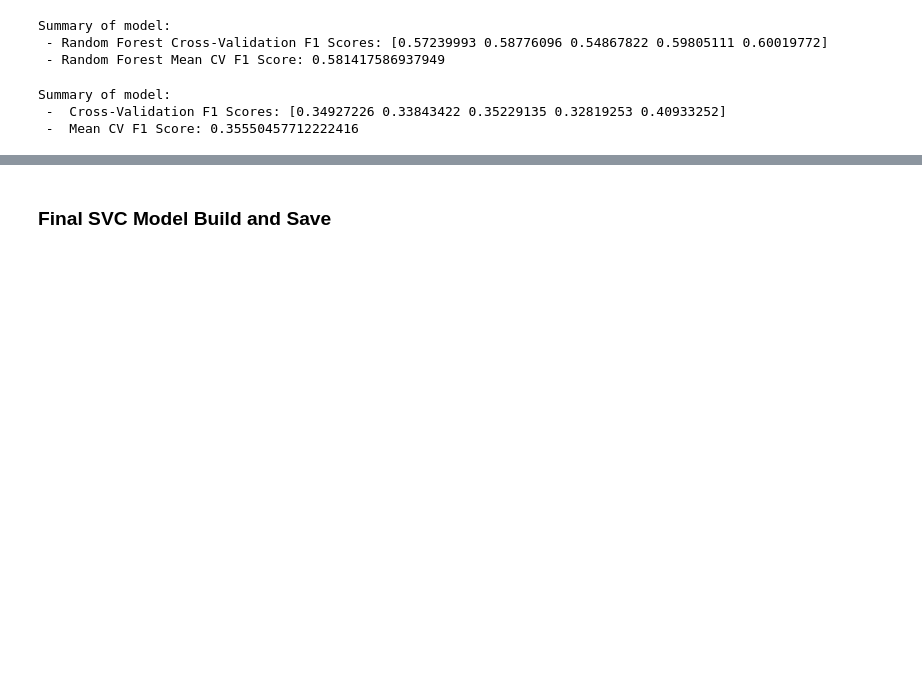
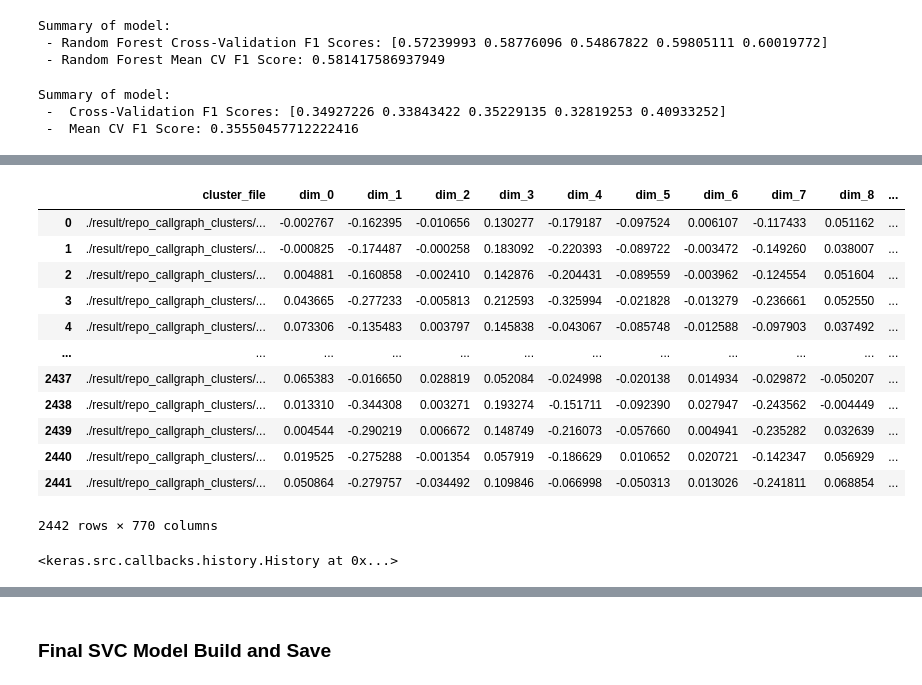
Before and after one commit to HasinthakaPiyumal/AI-Pattern-Mining-Project, a Jupyter notebook: notebooks/3.1 Classification Model Development.ipynb, the cells around one changed output, grey strips where cells are left out. Drawn from its saved outputs; the diff is of its cells as text; code cells hidden in the pictures; blank space fills up the shorter version.

```diff
--- a/notebooks/3.1 Classification Model Development.ipynb
+++ b/notebooks/3.1 Classification Model Development.ipynb
@@ -240,0 +492,21 @@ Summary of model:
+# %%
+t_data = pd.read_csv("../data/raw/repos/embeddings_call_graph_clusters.csv")
+t_data['code_file'] = t_data['cluster_file'].apply(lambda x: x.replace('./result/repo_callgraph_clusters/', ''))
+feature_cols = [col for col in t_data.columns if col not in ['cluster_file', 'code_file', 'cluster_label']]
+features = t_data[feature_cols]
+# %%
+t_data
+# %% [output]
+|  | cluster_file | dim_0 | dim_1 | dim_2 | dim_3 | dim_4 | dim_5 | dim_6 | dim_7 | dim_8 | ... |
+| 0 | ./result/repo_callgraph_clusters/... | -0.002767 | -0.162395 | -0.010656 | 0.130277 | -0.179187 | -0.097524 | 0.006107 | -0.117433 | 0.051162 | ... |
+| 1 | ./result/repo_callgraph_clusters/... | -0.000825 | -0.174487 | -0.000258 | 0.183092 | -0.220393 | -0.089722 | -0.003472 | -0.149260 | 0.038007 | ... |
+| 2 | ./result/repo_callgraph_clusters/... | 0.004881 | -0.160858 | -0.002410 | 0.142876 | -0.204431 | -0.089559 | -0.003962 | -0.124554 | 0.051604 | ... |
+| 3 | ./result/repo_callgraph_clusters/... | 0.043665 | -0.277233 | -0.005813 | 0.212593 | -0.325994 | -0.021828 | -0.013279 | -0.236661 | 0.052550 | ... |
+| 4 | ./result/repo_callgraph_clusters/... | 0.073306 | -0.135483 | 0.003797 | 0.145838 | -0.043067 | -0.085748 | -0.012588 | -0.097903 | 0.037492 | ... |
+| ... | ... | ... | ... | ... | ... | ... | ... | ... | ... | ... | ... |
+| 2437 | ./result/repo_callgraph_clusters/... | 0.065383 | -0.016650 | 0.028819 | 0.052084 | -0.024998 | -0.020138 | 0.014934 | -0.029872 | -0.050207 | ... |
+| 2438 | ./result/repo_callgraph_clusters/... | 0.013310 | -0.344308 | 0.003271 | 0.193274 | -0.151711 | -0.092390 | 0.027947 | -0.243562 | -0.004449 | ... |
+| 2439 | ./result/repo_callgraph_clusters/... | 0.004544 | -0.290219 | 0.006672 | 0.148749 | -0.216073 | -0.057660 | 0.004941 | -0.235282 | 0.032639 | ... |
+| 2440 | ./result/repo_callgraph_clusters/... | 0.019525 | -0.275288 | -0.001354 | 0.057919 | -0.186629 | 0.010652 | 0.020721 | -0.142347 | 0.056929 | ... |
+| 2441 | ./result/repo_callgraph_clusters/... | 0.050864 | -0.279757 | -0.034492 | 0.109846 | -0.066998 | -0.050313 | 0.013026 | -0.241811 | 0.068854 | ... |
+2442 rows × 770 columns
@@ -240,0 +516,5 @@ Summary of model:
+# %%
+model = build_model(input_dim=X_pca.shape[1])
+model.fit(X_pca, y, epochs=30, batch_size=8, verbose=0)
+# %% [output]
+<keras.src.callbacks.history.History at 0x...>
```
Also changed, not shown: parts of 28 cells of this notebook, 1 other file.
